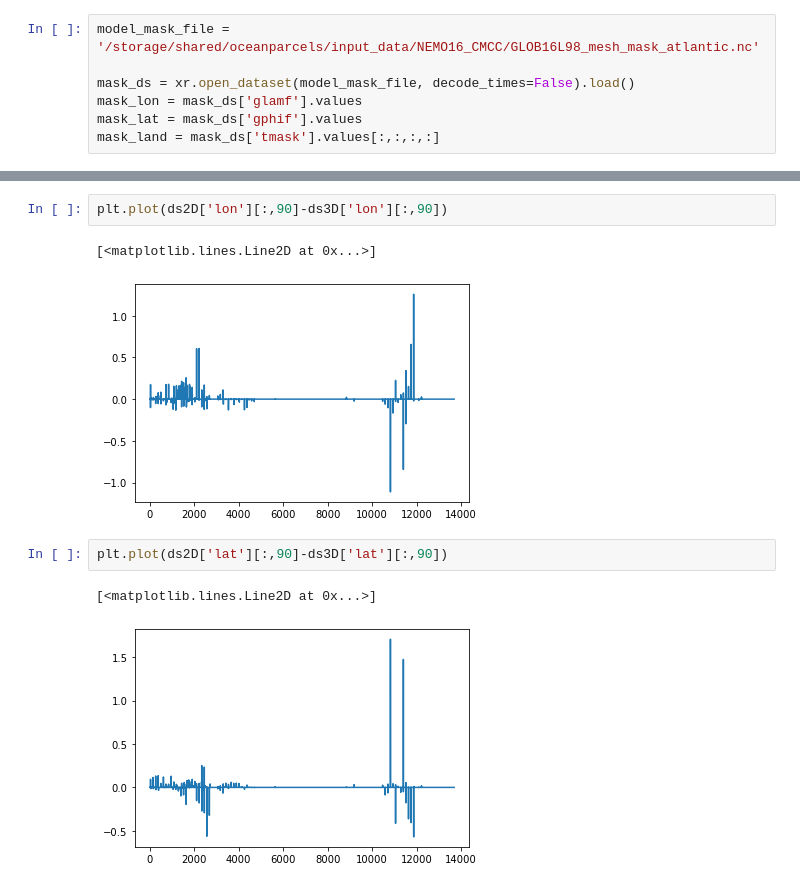
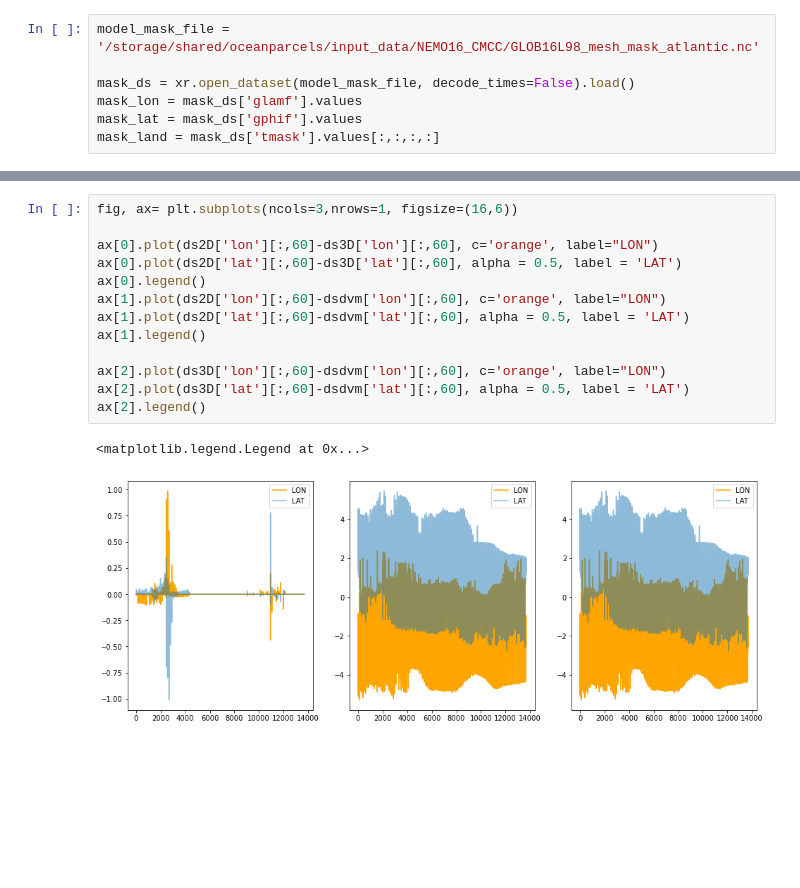
Before and after one commit to OceanParcels/atlanteco_plankton_plastic_nutrients_dispersion, a Jupyter notebook: src/analysis/Luderitz_release_analysis.ipynb, the cells around one changed output, grey strips where cells are left out. Cells and saved outputs as stored; diff of their text form; blank space fills up the shorter version.

```diff
--- a/src/analysis/Luderitz_release_analysis.ipynb
+++ b/src/analysis/Luderitz_release_analysis.ipynb
@@ -46,10 +47,16 @@ plt.show()
-# %%
-plt.plot(ds2D['lon'][:,90]-ds3D['lon'][:,90])
-# %% [output]
-[<matplotlib.lines.Line2D at 0x...>]
-[figure, removed]
-# %%
-plt.plot(ds2D['lat'][:,90]-ds3D['lat'][:,90])
-# %% [output]
-[<matplotlib.lines.Line2D at 0x...>]
-[figure, removed]
+# %%
+fig, ax= plt.subplots(ncols=3,nrows=1, figsize=(16,6))
+
+ax[0].plot(ds2D['lon'][:,60]-ds3D['lon'][:,60], c='orange', label="LON")
+ax[0].plot(ds2D['lat'][:,60]-ds3D['lat'][:,60], alpha = 0.5, label = 'LAT')
+ax[0].legend()
+ax[1].plot(ds2D['lon'][:,60]-dsdvm['lon'][:,60], c='orange', label="LON")
+ax[1].plot(ds2D['lat'][:,60]-dsdvm['lat'][:,60], alpha = 0.5, label = 'LAT')
+ax[1].legend()
+
+ax[2].plot(ds3D['lon'][:,60]-dsdvm['lon'][:,60], c='orange', label="LON")
+ax[2].plot(ds3D['lat'][:,60]-dsdvm['lat'][:,60], alpha = 0.5, label = 'LAT')
+ax[2].legend()
+# %% [output]
+<matplotlib.legend.Legend at 0x...>
+[figure, added]
```
Also changed, not shown: parts of 6 cells of this notebook, 11 other files.
